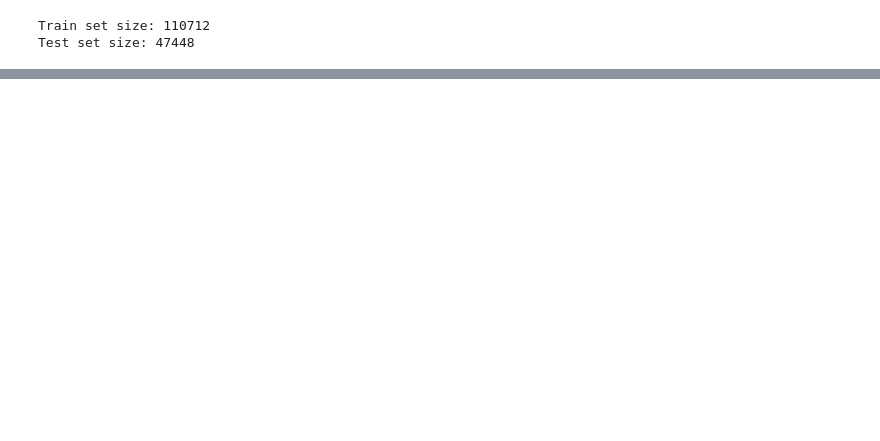
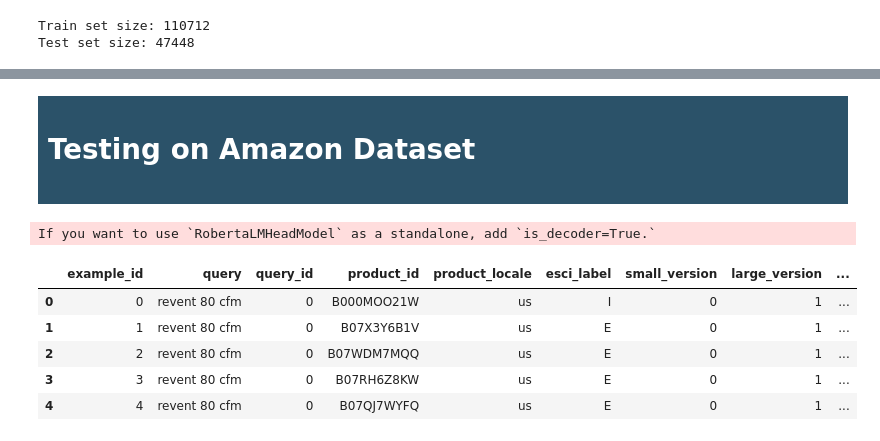
Before and after one commit to sarahlawlis/esci-shopping-queries, a Jupyter notebook: pre-training/domain_pretraining.ipynb, the cells around one changed output, grey strips where cells are left out. Drawn from its saved outputs; the diff is of its cells as text; code cells hidden in the pictures; blank space fills up the shorter version.

```diff
--- a/pre-training/domain_pretraining.ipynb
+++ b/pre-training/domain_pretraining.ipynb
@@ -379,0 +382,4 @@ model.fit(x=tf_train_set, validation_dat=tf_test_set, epochs=5, callbacks=[callb
+# %% [markdown]
+<div style="background-color: #2B5269; color: white; padding: 10px; ">
+<h1> Testing on Amazon Dataset <h1>
+</div>
@@ -379,0 +394,25 @@ model.fit(x=tf_train_set, validation_dat=tf_test_set, epochs=5, callbacks=[callb
+# %%
+# Pull pre-trained model and tokenizer from huggingface hub
+model = RobertaForCausalLM.from_pretrained("twburns/group12_mlm_Distilled_Roberta")
+tokenizer = AutoTokenizer.from_pretrained('twburns/group12_mlm_Distilled_Roberta')
+# %% [output]
+If you want to use `RobertaLMHeadModel` as a standalone, add `is_decoder=True.`
+# %%
+examples_products = pd.merge(
+    examples,
+    products,
+    how='left',
+    left_on=['product_locale','product_id'],
+    right_on=['product_locale', 'product_id']
+)
+
+examples_products = examples_products[examples_products['product_locale'] == 'us']
+
+examples_products.head()
+# %% [output]
+|  | example_id | query | query_id | product_id | product_locale | esci_label | small_version | large_version | ... |
+| 0 | 0 | revent 80 cfm | 0 | B000MOO21W | us | I | 0 | 1 | ... |
+| 1 | 1 | revent 80 cfm | 0 | B07X3Y6B1V | us | E | 0 | 1 | ... |
+| 2 | 2 | revent 80 cfm | 0 | B07WDM7MQQ | us | E | 0 | 1 | ... |
+| 3 | 3 | revent 80 cfm | 0 | B07RH6Z8KW | us | E | 0 | 1 | ... |
+| 4 | 4 | revent 80 cfm | 0 | B07QJ7WYFQ | us | E | 0 | 1 | ... |
```
Also changed, not shown: parts of 62 cells of this notebook, 10 other files.
